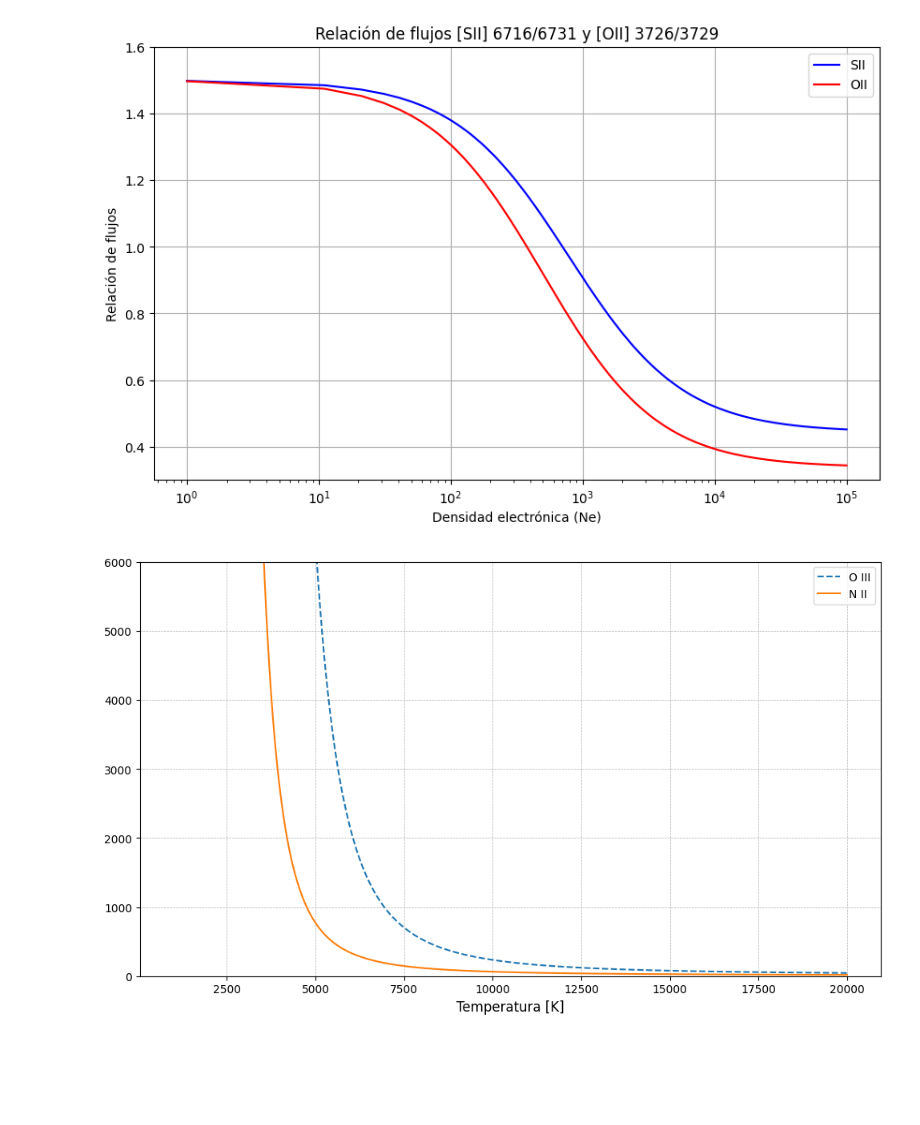
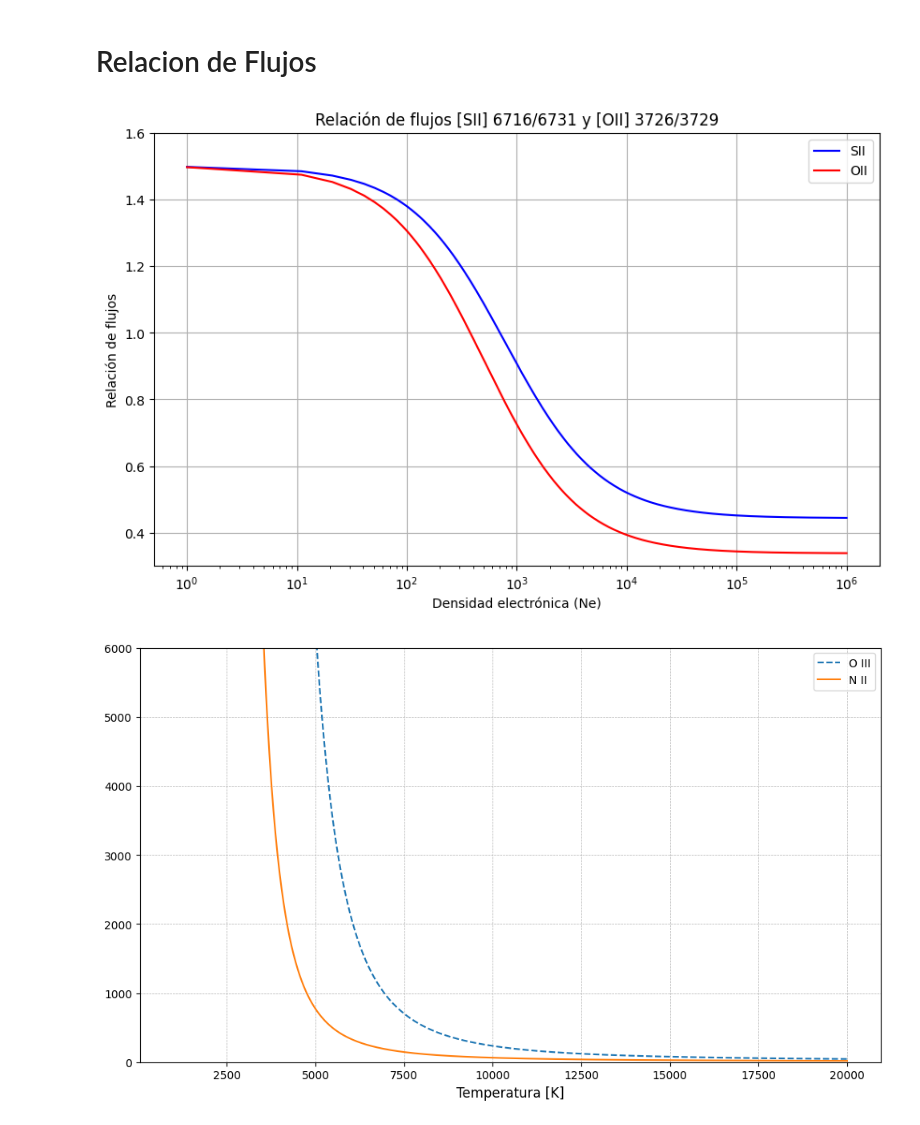
Before and after one commit to eadelgadillom/Nucleos-Activos, a Jupyter notebook: Ecuaciones.ipynb, the cells around one changed output. Saved outputs shown, nothing was run; the diff lists cells and outputs as text; code cells hidden in the pictures; blank space fills up the shorter version.

```diff
--- a/Ecuaciones.ipynb
+++ b/Ecuaciones.ipynb
@@ -1,3 +1,5 @@
+# %% [markdown]
+# Relacion de Flujos
 # %%
 import numpy as np
 import matplotlib.pyplot as plt
@@ -8,35 +10,35 @@ def f6716_over_f6731(Ne, C):
     A6731 = 8.8e-4
     return (3/2)*(A6716/A6731)*((Ne*C+0.26*A6731)/(Ne*C+0.26*A6716))
 
 def f3726_over_f3729(Ne, C):
     A3729 = 3.6e-5
     A3726 = 1.6e-4
     return (3/2)*(A3729/A3726)*((Ne*C+1.2*A3726)/(Ne*C+1.2*A3729))
 
 
 #rango de Ne
-Ne = np.linspace(1, 100000, 10000)
+Ne = np.linspace(1, 1000000, 100000)
 Temperature = 10000  # Temperatura en Kelvin
 C = 8.63e-6/np.sqrt(Temperature)  # Constante de densidad electrónica
 
 ratio_SII = f6716_over_f6731(Ne, C)
 ratio_OII = f3726_over_f3729(Ne, C)
 # Graficar la relación de flujos
 plt.figure(figsize=(10, 6))
 plt.plot(Ne, ratio_SII, label='SII', color='blue')
 plt.plot(Ne, ratio_OII, label='OII', color='red')
 plt.title('Relación de flujos [SII] 6716/6731 y [OII] 3726/3729')
 plt.xlabel('Densidad electrónica (Ne)')
 plt.ylabel('Relación de flujos')
 plt.xscale('log')
 #plt.yscale('log')
 plt.ylim(0.3, 1.6)
 #plt.xlim()
 plt.legend()
 plt.grid()
 plt.show()
 # %% [output]
-[figure, old version]
+[figure, new version]
 # %%
 import numpy as np
 import matplotlib.pyplot as plt
```
Also changed, not shown: parts of 2 cells of this notebook.
